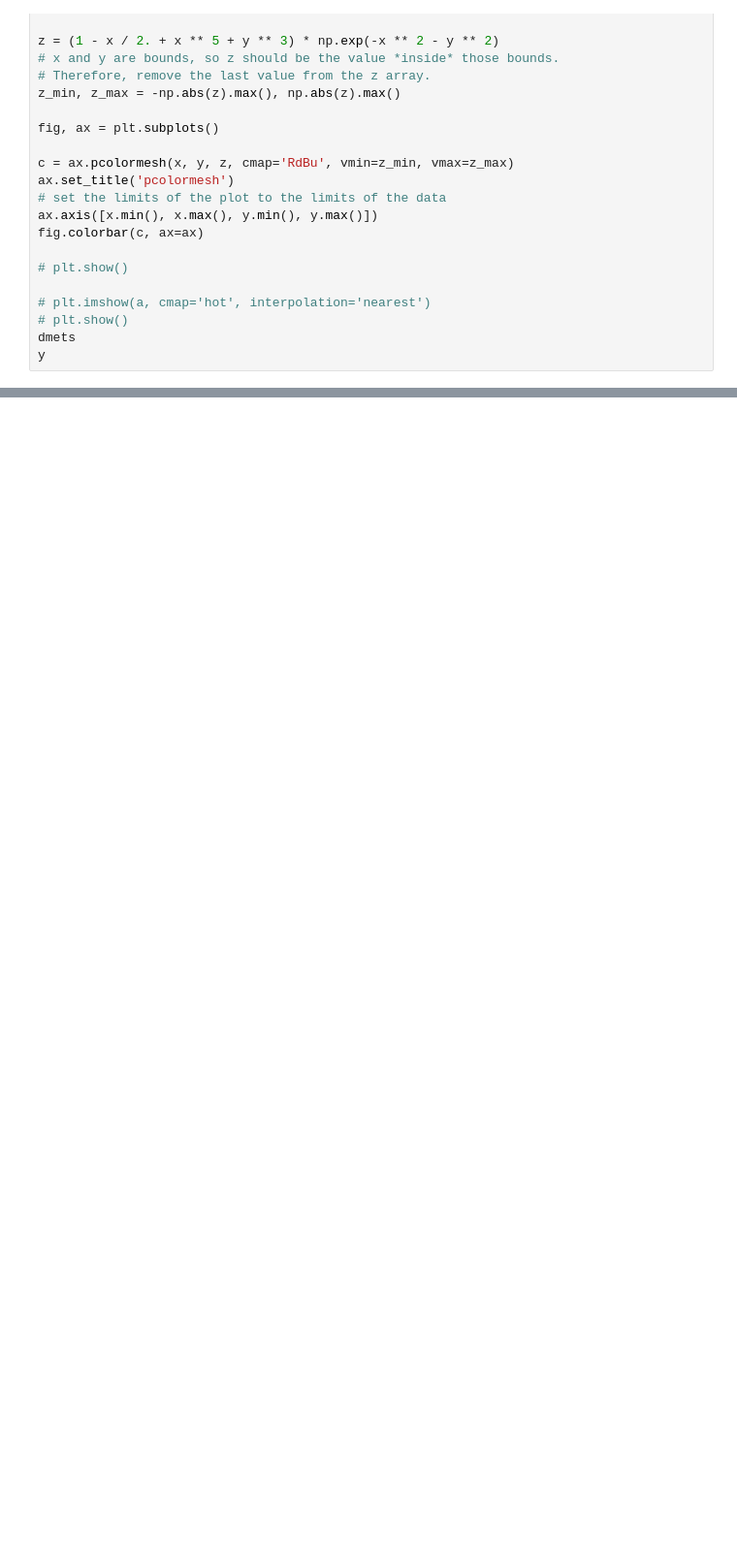
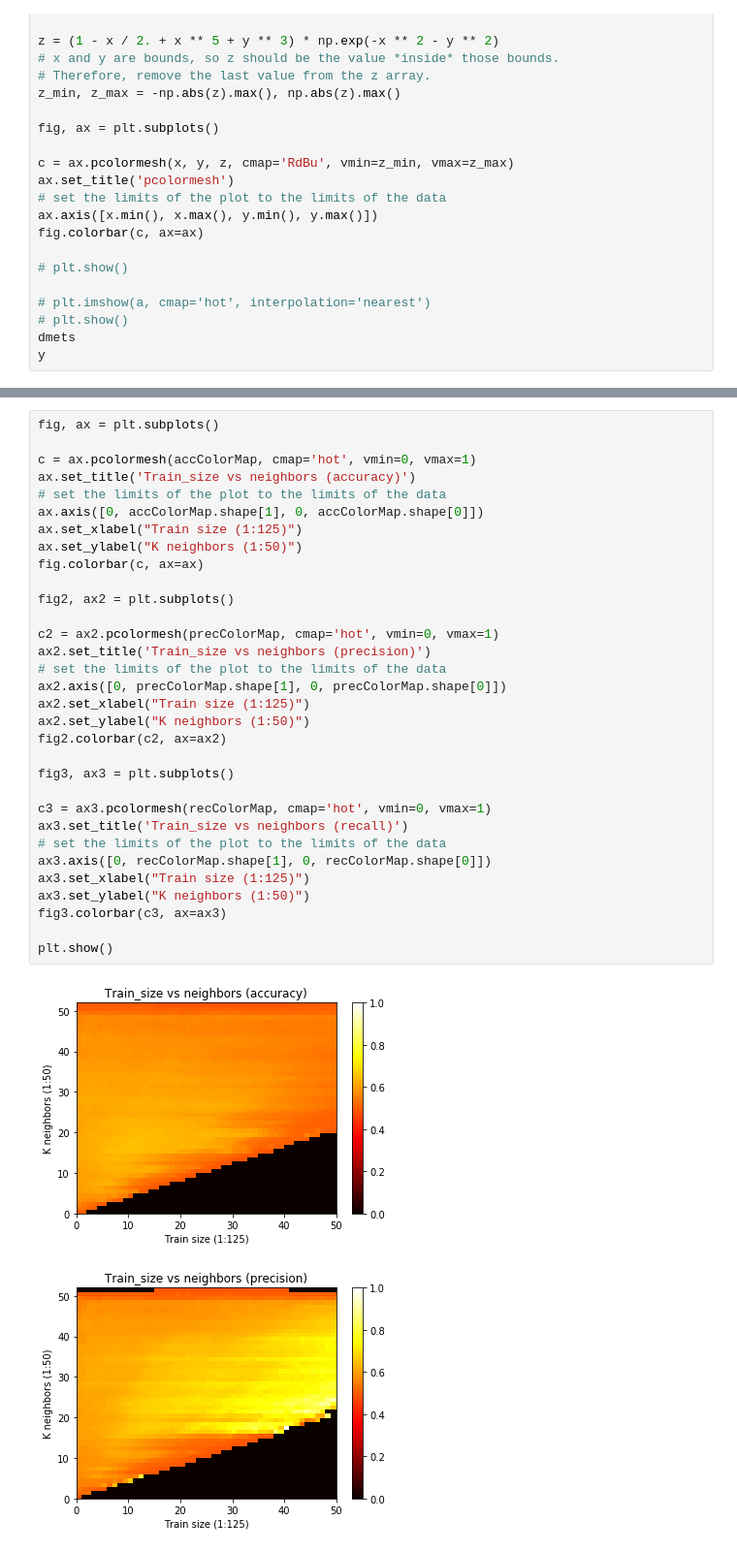
Before and after one commit to blastervla/SentimentAnalysisMetNum, a Jupyter notebook: notebooks/knn.ipynb, the cells around one changed output, grey strips where cells are left out. Shown at 97% size. Saved outputs shown, nothing was run; the diff lists cells and outputs as text; blank space fills up the shorter version.

```diff
--- a/notebooks/knn.ipynb
+++ b/notebooks/knn.ipynb
@@ -315,0 +376,35 @@ NameError: name 'np' is not defined
+# %%
+fig, ax = plt.subplots()
+
+c = ax.pcolormesh(accColorMap, cmap='hot', vmin=0, vmax=1)
+ax.set_title('Train_size vs neighbors (accuracy)')
+# set the limits of the plot to the limits of the data
+ax.axis([0, accColorMap.shape[1], 0, accColorMap.shape[0]])
+ax.set_xlabel("Train size (1:125)")
+ax.set_ylabel("K neighbors (1:50)")
+fig.colorbar(c, ax=ax)
+
+fig2, ax2 = plt.subplots()
+
+c2 = ax2.pcolormesh(precColorMap, cmap='hot', vmin=0, vmax=1)
+ax2.set_title('Train_size vs neighbors (precision)')
+# set the limits of the plot to the limits of the data
+ax2.axis([0, precColorMap.shape[1], 0, precColorMap.shape[0]])
+ax2.set_xlabel("Train size (1:125)")
+ax2.set_ylabel("K neighbors (1:50)")
+fig2.colorbar(c2, ax=ax2)
+
+fig3, ax3 = plt.subplots()
+
+c3 = ax3.pcolormesh(recColorMap, cmap='hot', vmin=0, vmax=1)
+ax3.set_title('Train_size vs neighbors (recall)')
+# set the limits of the plot to the limits of the data
+ax3.axis([0, recColorMap.shape[1], 0, recColorMap.shape[0]])
+ax3.set_xlabel("Train size (1:125)")
+ax3.set_ylabel("K neighbors (1:50)")
+fig3.colorbar(c3, ax=ax3)
+
+plt.show()
+# %% [output]
+[figure, added]
+[figure, added]
```
Also changed, not shown: parts of 8 cells of this notebook, 3 other files.
